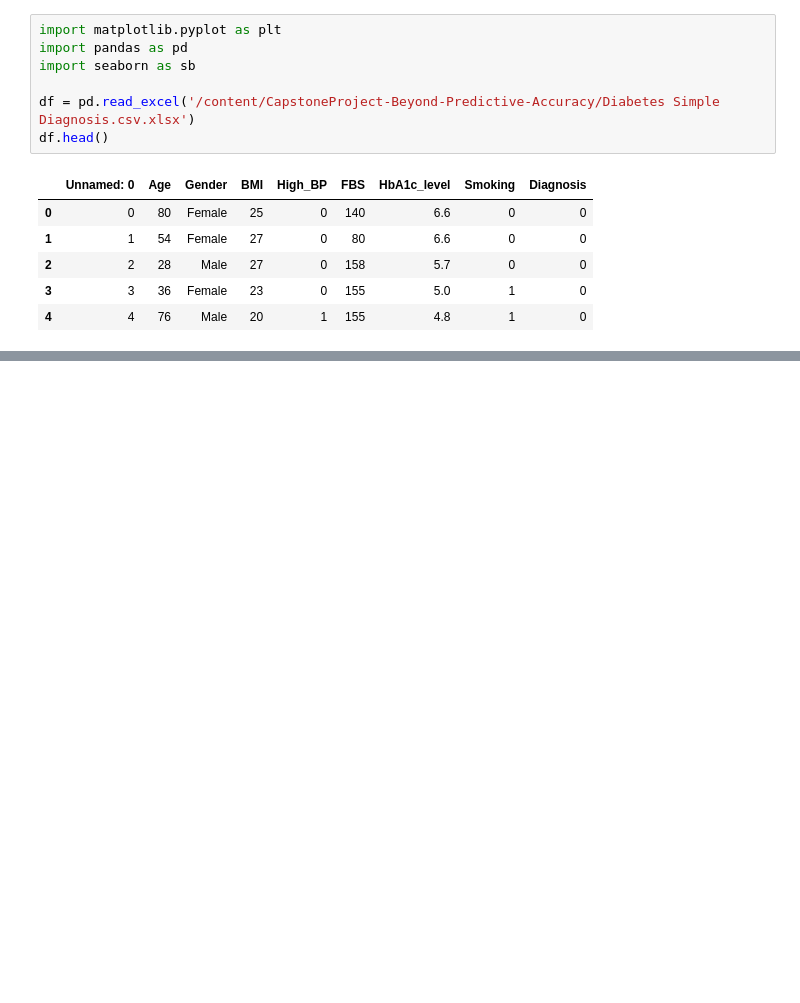
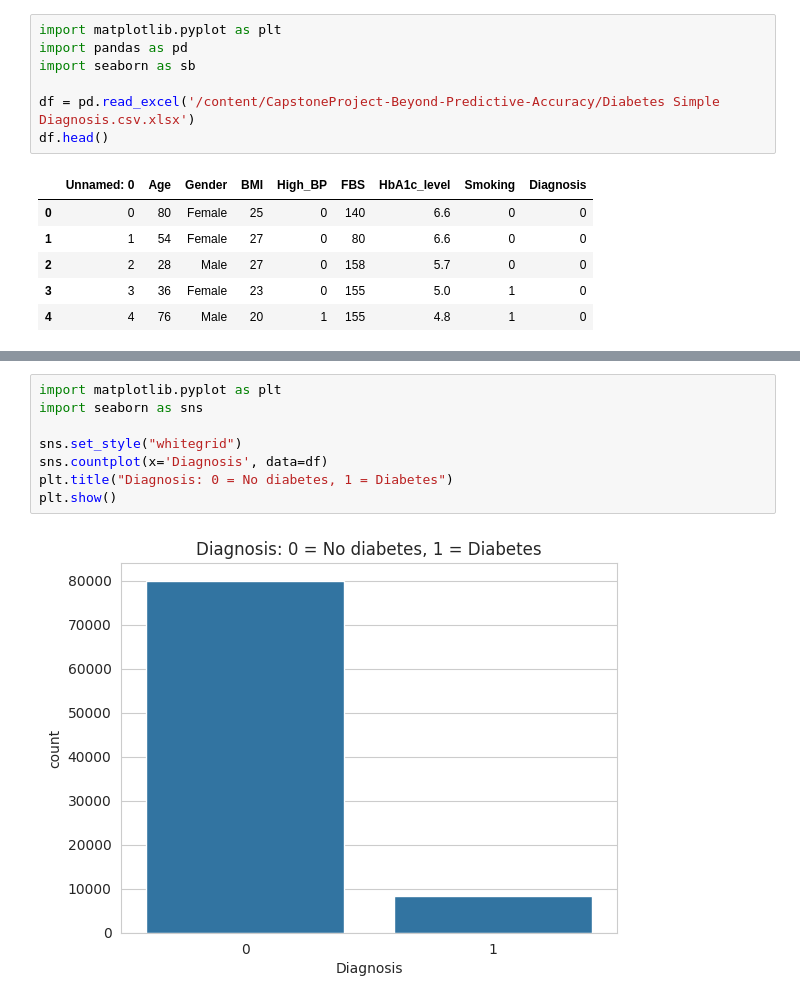
Before and after one commit to Anshu-Tomar/CapstoneProject-Beyond-Predictive-Accuracy, a Jupyter notebook: DataEDA.ipynb, the cells around one changed output, grey strips where cells are left out. Cells and saved outputs as stored; diff of their text form; blank space fills up the shorter version.

Commit message:
DATA EDA

```diff
--- a/DataEDA.ipynb
+++ b/DataEDA.ipynb
@@ -50,0 +66,10 @@ plt.show()
+# %%
+import matplotlib.pyplot as plt
+import seaborn as sns
+
+sns.set_style("whitegrid")
+sns.countplot(x='Diagnosis', data=df)
+plt.title("Diagnosis: 0 = No diabetes, 1 = Diabetes")
+plt.show()
+# %% [output]
+[figure, added]
```
Also changed, not shown: parts of 8 cells of this notebook.
